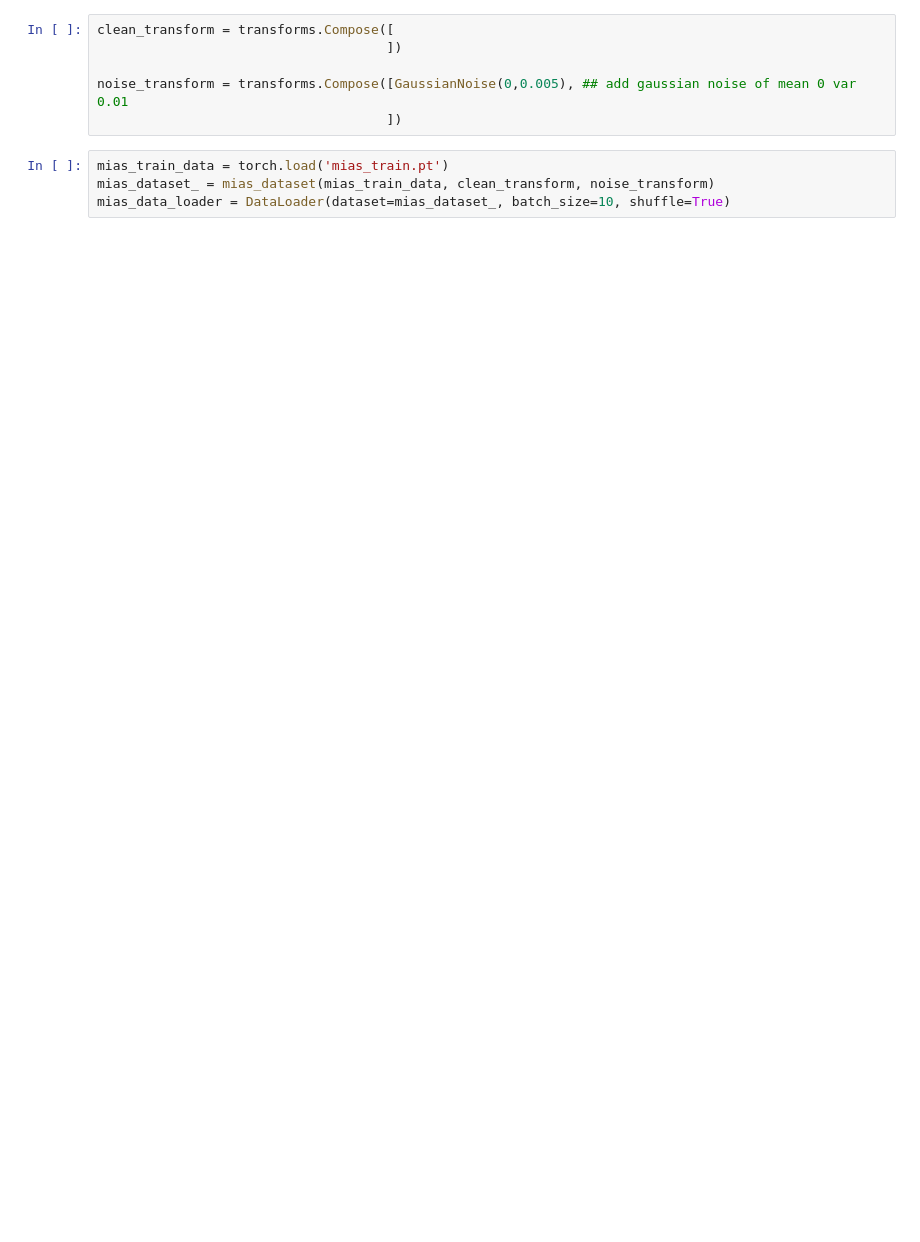
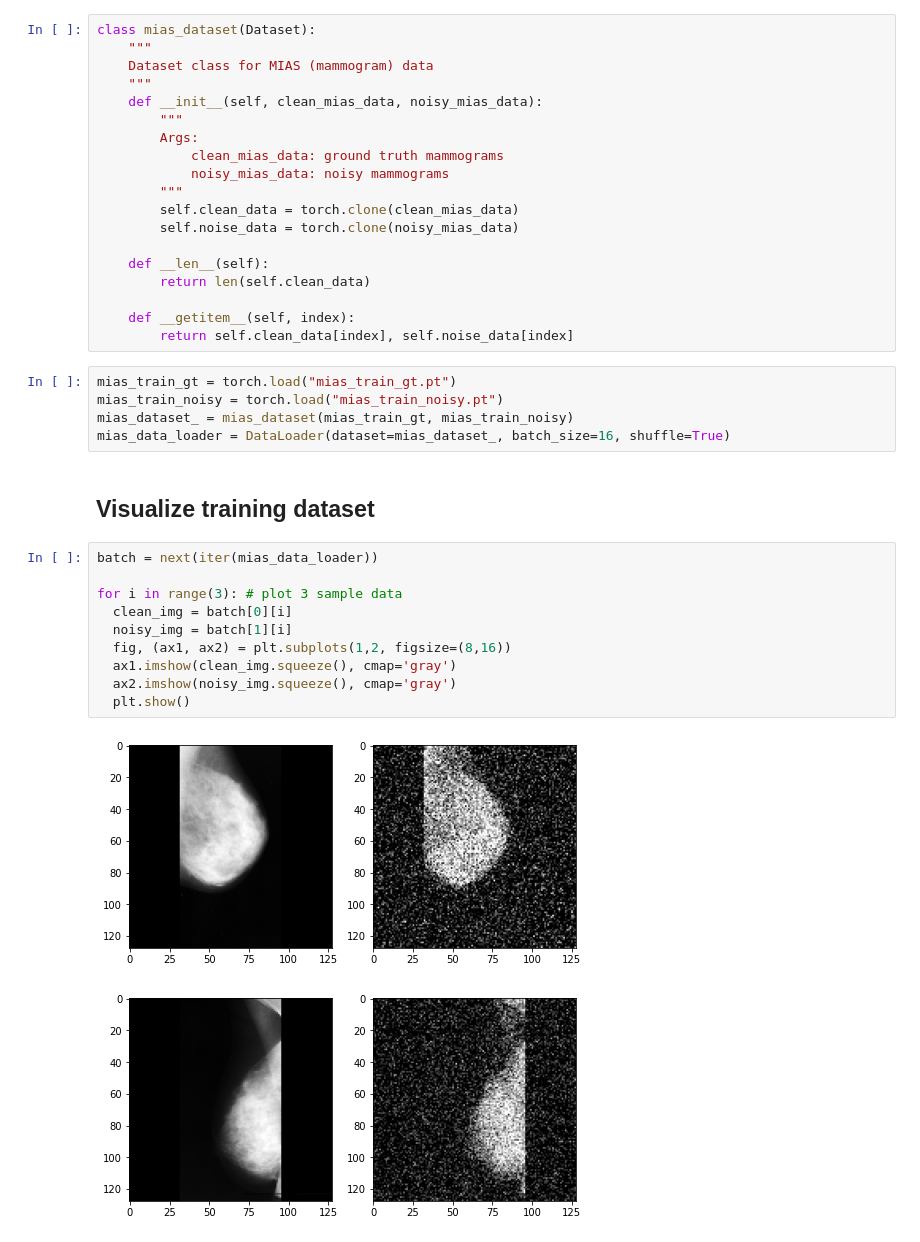
Before and after one commit to ajrheng/denoising_cnn_gan, a Jupyter notebook: train_mias.ipynb, the cells around one changed output. Cells and saved outputs as stored; diff of their text form; blank space fills up the shorter version.

```diff
--- a/train_mias.ipynb
+++ b/train_mias.ipynb
@@ -18,10 +29,39 @@ print(device)
-# %%
-clean_transform = transforms.Compose([
-                                     ])
-
-noise_transform = transforms.Compose([GaussianNoise(0,0.005), ## add gaussian noise of mean 0 var 0.01
-                                     ])
+# %%
+class mias_dataset(Dataset):
+    """
+    Dataset class for MIAS (mammogram) data
+    """
+    def __init__(self, clean_mias_data, noisy_mias_data):
+        """
+        Args:
+            clean_mias_data: ground truth mammograms
+            noisy_mias_data: noisy mammograms
+        """
+        self.clean_data = torch.clone(clean_mias_data)
+        self.noise_data = torch.clone(noisy_mias_data)
+
+    def __len__(self):
+        return len(self.clean_data)
+
+    def __getitem__(self, index):
+        return self.clean_data[index], self.noise_data[index]
 # %%
-mias_train_data = torch.load('mias_train.pt')
-mias_dataset_ = mias_dataset(mias_train_data, clean_transform, noise_transform)
-mias_data_loader = DataLoader(dataset=mias_dataset_, batch_size=10, shuffle=True)
+mias_train_gt = torch.load("mias_train_gt.pt")
+mias_train_noisy = torch.load("mias_train_noisy.pt")
+mias_dataset_ = mias_dataset(mias_train_gt, mias_train_noisy)
+mias_data_loader = DataLoader(dataset=mias_dataset_, batch_size=16, shuffle=True)
+# %% [markdown]
+## Visualize training dataset
+# %%
+batch = next(iter(mias_data_loader))
+
+for i in range(3): # plot 3 sample data
+  clean_img = batch[0][i]
+  noisy_img = batch[1][i]
+  fig, (ax1, ax2) = plt.subplots(1,2, figsize=(8,16))
+  ax1.imshow(clean_img.squeeze(), cmap='gray')
+  ax2.imshow(noisy_img.squeeze(), cmap='gray')
+  plt.show()
+# %% [output]
+[figure, added]
+[figure, added]
```
Also changed, not shown: parts of 18 cells of this notebook, 2 other files.
